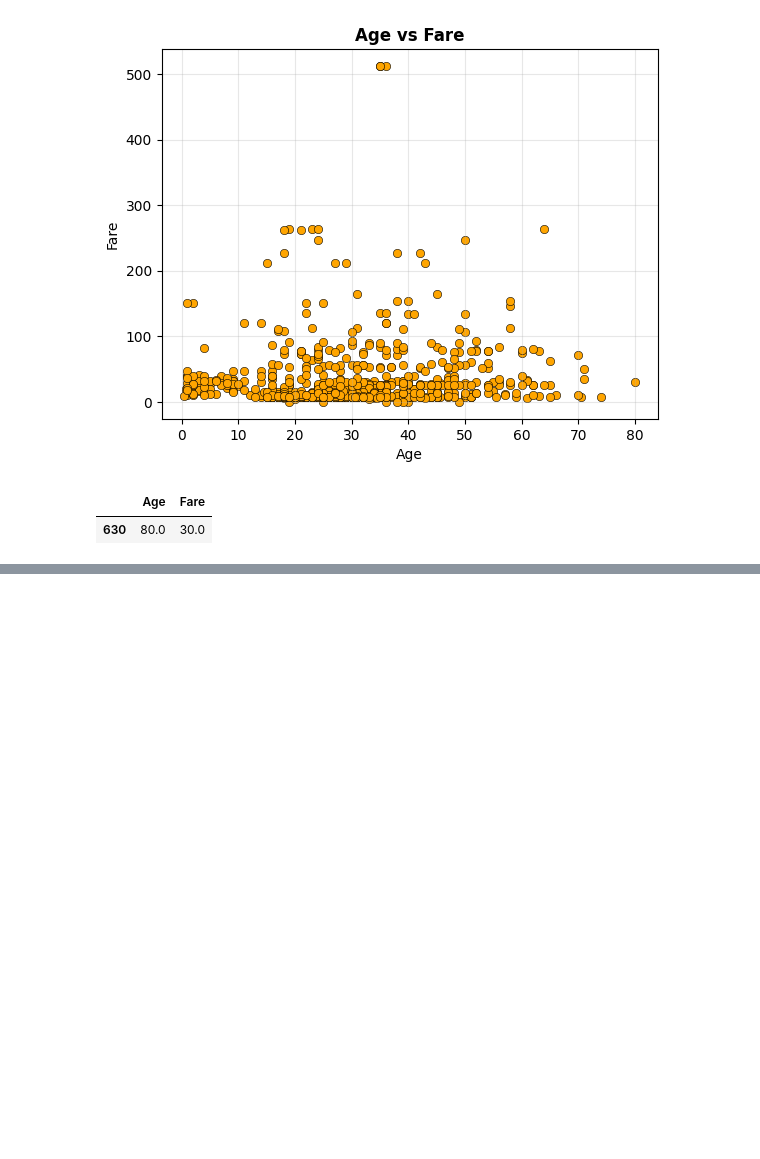
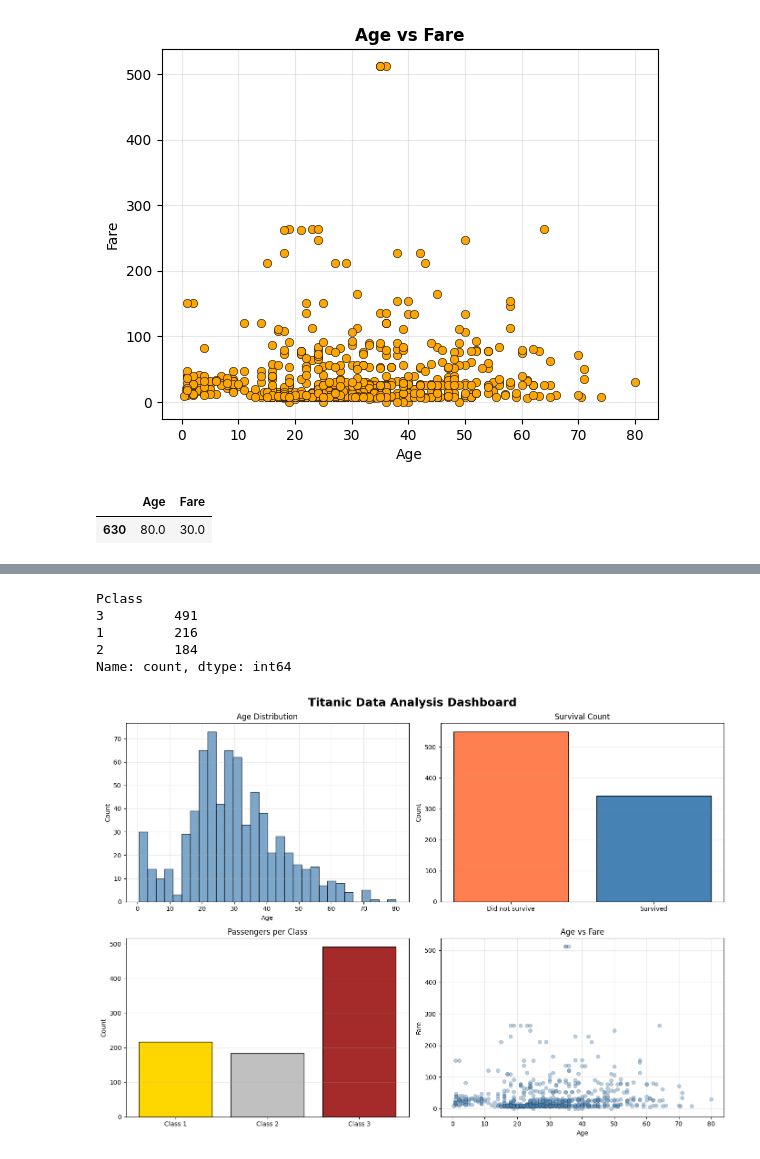
Before and after one commit to Ramcharan-AIML/Matplotlib_Problem_Solving, a Jupyter notebook: Matplotlib_Problems_Practice.ipynb, the cells around one changed output, grey strips where cells are left out. Saved outputs shown, nothing was run; the diff lists cells and outputs as text; code cells hidden in the pictures; blank space fills up the shorter version.

````diff
--- a/Matplotlib_Problems_Practice.ipynb
+++ b/Matplotlib_Problems_Practice.ipynb
@@ -245,0 +300,65 @@ filter2
+# %%
+df[["Pclass"]].value_counts()
+# %% [output]
+Pclass
+3         491
+1         216
+2         184
+Name: count, dtype: int64
+# %%
+plt.figure(figsize=(14, 10))
+plt.suptitle("Titanic Data Analysis Dashboard",
+             fontsize=18, fontweight="bold")
+
+# Chart 1 — top left
+plt.subplot(2, 2, 1)                # (rows, cols, position)
+plt.hist(df["Age"].dropna(), bins=30,
+         color="steelblue", edgecolor="black", alpha=0.7)
+plt.title("Age Distribution")
+plt.xlabel("Age")
+plt.ylabel("Count")
+plt.grid(alpha=0.3)
+
+# Chart 2 — top right
+plt.subplot(2, 2, 2)
+survived = df["Survived"].value_counts()
+plt.bar(["Did not survive", "Survived"],
+        survived.values,
+        color=["coral", "steelblue"],
+        edgecolor="black")
+plt.title("Survival Count")
+plt.ylabel("Count")
+plt.grid(axis="y", alpha=0.3)
+
+# Chart 3 — bottom left
+plt.subplot(2, 2, 3)
+pclass_counts = df["Pclass"].value_counts().sort_index()
+plt.bar(["Class 1", "Class 2", "Class 3"],
+        pclass_counts.values,
+        color=["gold", "silver", "brown"],
+        edgecolor="black")
+plt.title("Passengers per Class")
+plt.ylabel("Count")
+plt.grid(axis="y", alpha=0.3)
+
+# Chart 4 — bottom right
+plt.subplot(2, 2, 4)
+plt.scatter(df["Age"], df["Fare"],
+            alpha=0.4, color="steelblue",
+            edgecolor="black", linewidth=0.3)
+plt.title("Age vs Fare")
+plt.xlabel("Age")
+plt.ylabel("Fare")
+plt.grid(alpha=0.3)
+
+plt.tight_layout()
+plt.show()
+
+# **`plt.subplot(rows, cols, position)` explained:**
+# ```
+# plt.subplot(2, 2, 1)  →  [1][2]
+# plt.subplot(2, 2, 2)     [3][4]
+# plt.subplot(2, 2, 3)
+# plt.subplot(2, 2, 4)
+# %% [output]
+[figure, added]
````
Also changed, not shown: parts of 4 cells of this notebook.
